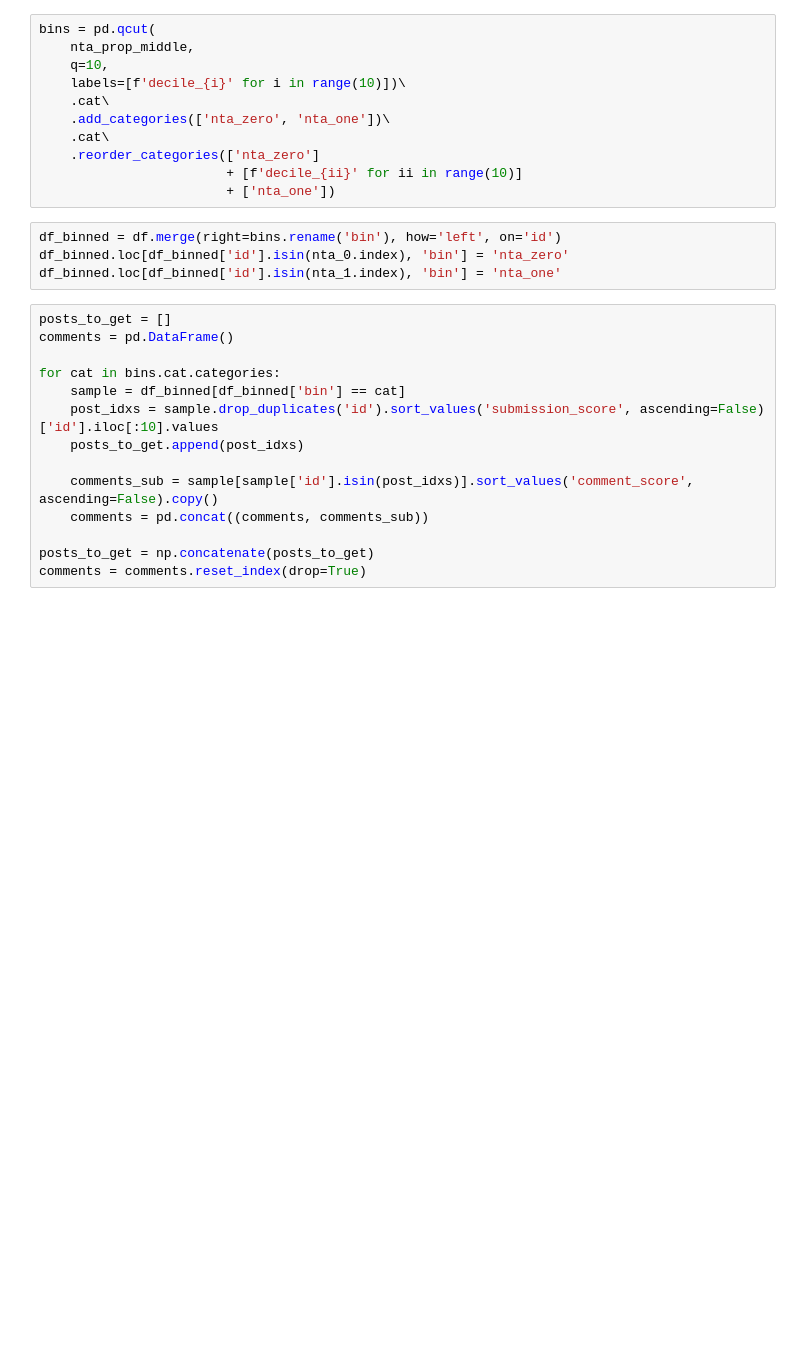
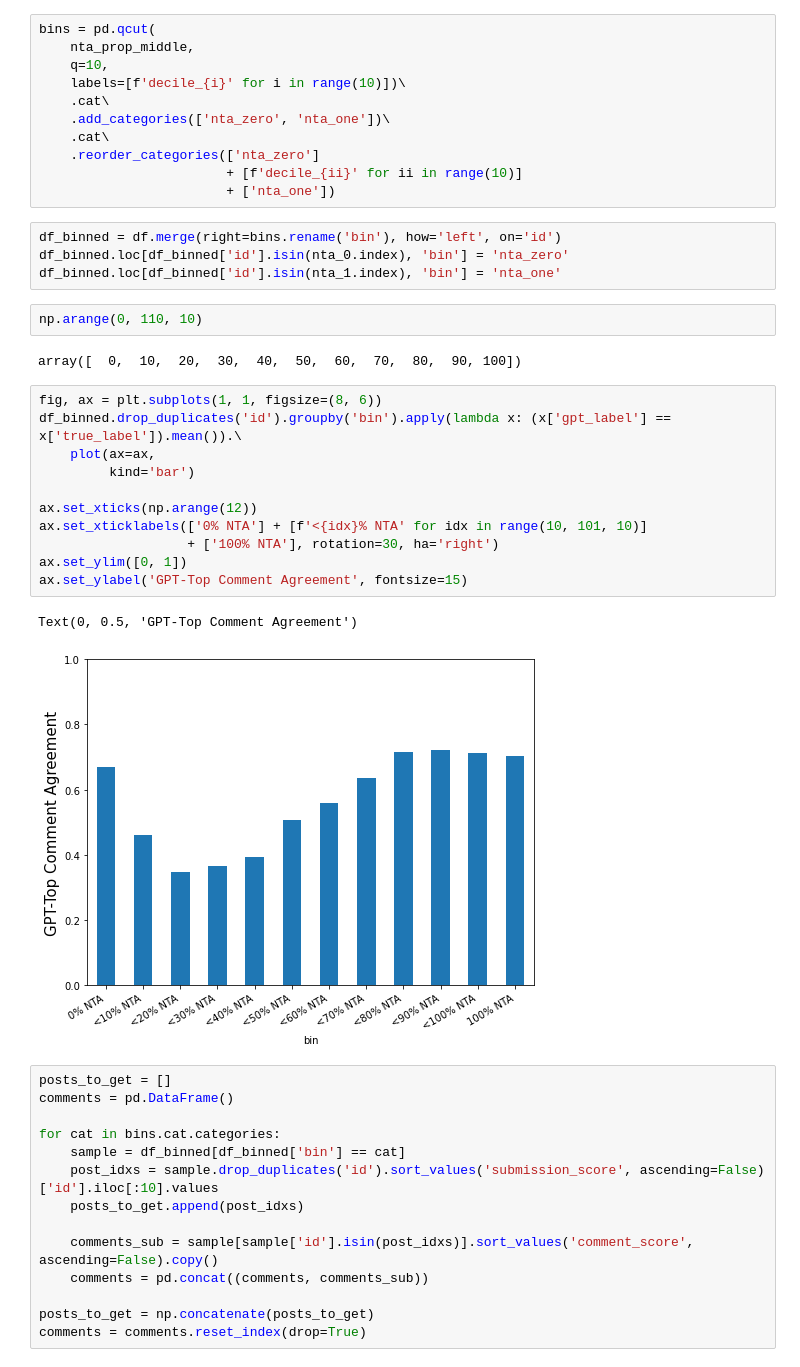
Before and after one commit to dlab-projects/normative_evaluation_llms_everyday_dilemmas, a Jupyter notebook: notebooks/create_reference_set.ipynb, the cells around one changed output. Saved outputs shown, nothing was run; the diff lists cells and outputs as text; blank space fills up the shorter version.

```diff
--- a/notebooks/create_reference_set.ipynb
+++ b/notebooks/create_reference_set.ipynb
@@ -41,6 +67,24 @@ bins = pd.qcut(
 df_binned = df.merge(right=bins.rename('bin'), how='left', on='id')
 df_binned.loc[df_binned['id'].isin(nta_0.index), 'bin'] = 'nta_zero'
 df_binned.loc[df_binned['id'].isin(nta_1.index), 'bin'] = 'nta_one'
+# %%
+np.arange(0, 110, 10)
+# %% [output]
+array([  0,  10,  20,  30,  40,  50,  60,  70,  80,  90, 100])
+# %%
+fig, ax = plt.subplots(1, 1, figsize=(8, 6))
+df_binned.drop_duplicates('id').groupby('bin').apply(lambda x: (x['gpt_label'] == x['true_label']).mean()).\
+    plot(ax=ax,
+         kind='bar')
+
+ax.set_xticks(np.arange(12))
+ax.set_xticklabels(['0% NTA'] + [f'<{idx}% NTA' for idx in range(10, 101, 10)]
+                   + ['100% NTA'], rotation=30, ha='right')
+ax.set_ylim([0, 1])
+ax.set_ylabel('GPT-Top Comment Agreement', fontsize=15)
+# %% [output]
+Text(0, 0.5, 'GPT-Top Comment Agreement')
+[figure, added]
 # %%
 posts_to_get = []
 comments = pd.DataFrame()
```
Also changed, not shown: parts of 8 cells of this notebook, 9 other files.
